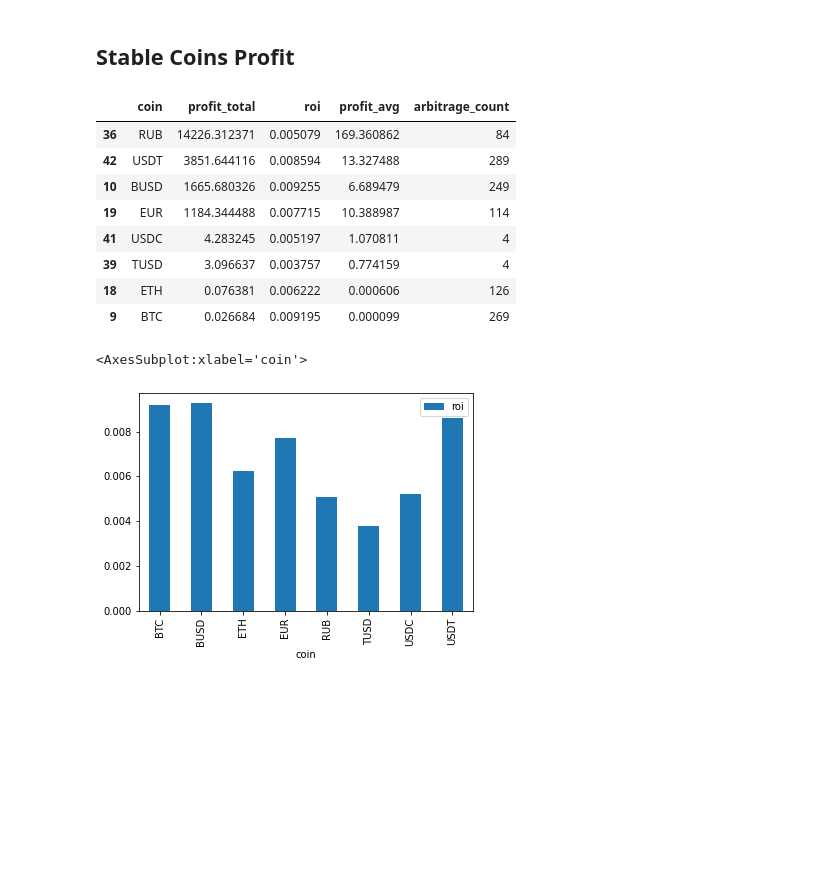
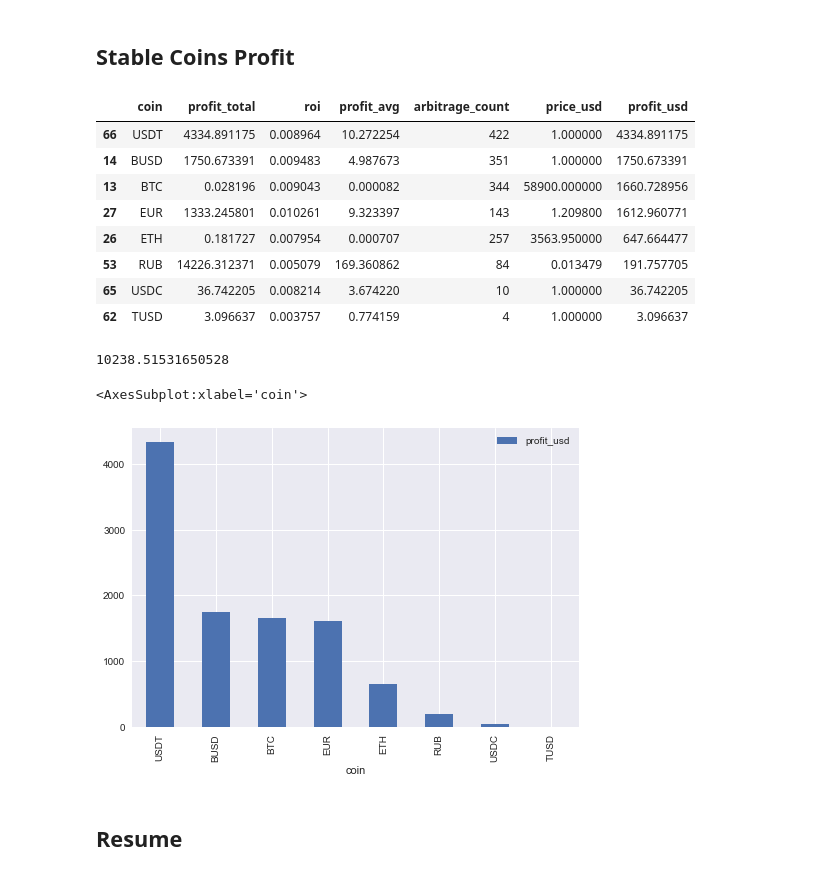
Before and after one commit to ululam/patron-arby, a Jupyter notebook: notebooks/arbydol.ipynb, the cells around one changed output. Saved outputs shown, nothing was run; the diff lists cells and outputs as text; code cells hidden in the pictures; blank space fills up the shorter version.

Commit message:
Notebook counting profits ready

```diff
--- a/notebooks/arbydol.ipynb
+++ b/notebooks/arbydol.ipynb
@@ -179,0 +198,15 @@ def _get_price_in_usd(coin: str) -> Optional[float]:
+# %%
+def _get_price_in_usd(coin: str) -> float:
+    if "USD" in coin:
+        return 1
+    row_dicts = df_prices_usd[df_prices_usd.coin == coin].to_dict(orient='records')
+    if len(row_dicts) == 0:
+        print(f"Didn't find for {coin}")
+        return 0
+    row_dict = row_dicts[0]
+    if row_dict["side"] == "BUY":
+        return float(row_dict["BestBid"])
+    else:
+        return 1 / float(row_dict["BestAsk"])
+# %%
+df_by_coin["price_usd"] = df_by_coin.coin.apply(_get_price_in_usd)
@@ -179,0 +217,2 @@ def _get_price_in_usd(coin: str) -> Optional[float]:
+# %%
+df_by_coin["profit_usd"] = df_by_coin.profit_total * df_by_coin.price_usd
@@ -197,19 +260,25 @@ df_by_coin.sort_values("arbitrage_count", ascending=False)[:10]
 # %%
 df_by_coin_stable = df_by_coin.query("coin.str.contains('BTC') or coin.str.contains('ETH') or coin.str.contains('EUR') or coin.str.contains('RUB') or coin.str.contains('USD')")
 # %%
-df_by_coin_stable.sort_values("profit_total", ascending=False)
+df_by_coin_stable = df_by_coin_stable.sort_values("profit_usd", ascending=False)
+df_by_coin_stable
 # %% [output]
-|  | coin | profit_total | roi | profit_avg | arbitrage_count |
-| 36 | RUB | 14226.312371 | 0.005079 | 169.360862 | 84 |
-| 42 | USDT | 3851.644116 | 0.008594 | 13.327488 | 289 |
-| 10 | BUSD | 1665.680326 | 0.009255 | 6.689479 | 249 |
-| 19 | EUR | 1184.344488 | 0.007715 | 10.388987 | 114 |
-| 41 | USDC | 4.283245 | 0.005197 | 1.070811 | 4 |
-| 39 | TUSD | 3.096637 | 0.003757 | 0.774159 | 4 |
-| 18 | ETH | 0.076381 | 0.006222 | 0.000606 | 126 |
-| 9 | BTC | 0.026684 | 0.009195 | 0.000099 | 269 |
+|  | coin | profit_total | roi | profit_avg | arbitrage_count | price_usd | profit_usd |
+| 66 | USDT | 4334.891175 | 0.008964 | 10.272254 | 422 | 1.000000 | 4334.891175 |
+| 14 | BUSD | 1750.673391 | 0.009483 | 4.987673 | 351 | 1.000000 | 1750.673391 |
+| 13 | BTC | 0.028196 | 0.009043 | 0.000082 | 344 | 58900.000000 | 1660.728956 |
+| 27 | EUR | 1333.245801 | 0.010261 | 9.323397 | 143 | 1.209800 | 1612.960771 |
+| 26 | ETH | 0.181727 | 0.007954 | 0.000707 | 257 | 3563.950000 | 647.664477 |
+| 53 | RUB | 14226.312371 | 0.005079 | 169.360862 | 84 | 0.013479 | 191.757705 |
+| 65 | USDC | 36.742205 | 0.008214 | 3.674220 | 10 | 1.000000 | 36.742205 |
+| 62 | TUSD | 3.096637 | 0.003757 | 0.774159 | 4 | 1.000000 | 3.096637 |
+# %%
+stable_coints_total_profit = sum(df_by_coin_stable.profit_usd)
+stable_coints_total_profit
+# %% [output]
+10238.51531650528
 # %%
-df_by_coin_stable.plot.bar(x="coin", y="roi")
+df_by_coin_stable.plot.bar(x="coin", y="profit_usd")
 # %% [output]
 <AxesSubplot:xlabel='coin'>
-[figure, old version]
+[figure, new version]
@@ -217,0 +285,2 @@ df_by_coin_stable.plot.bar(x="coin", y="roi")
+# %% [markdown]
+## Resume
```
Also changed, not shown: parts of 29 cells of this notebook, 1 other file.
